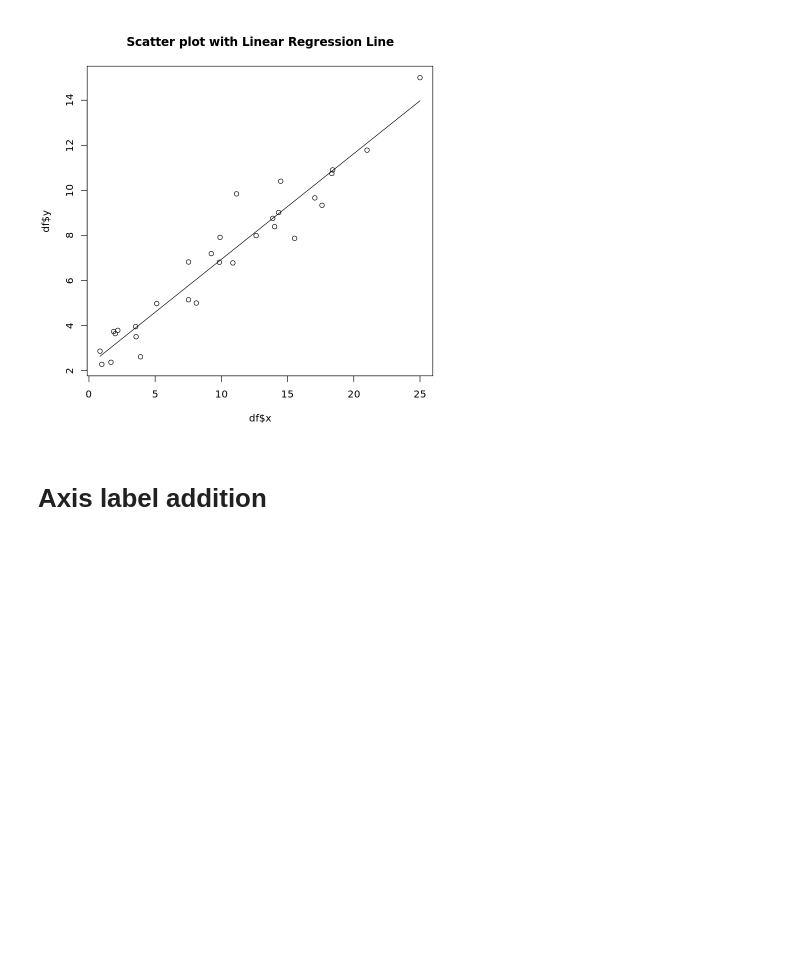
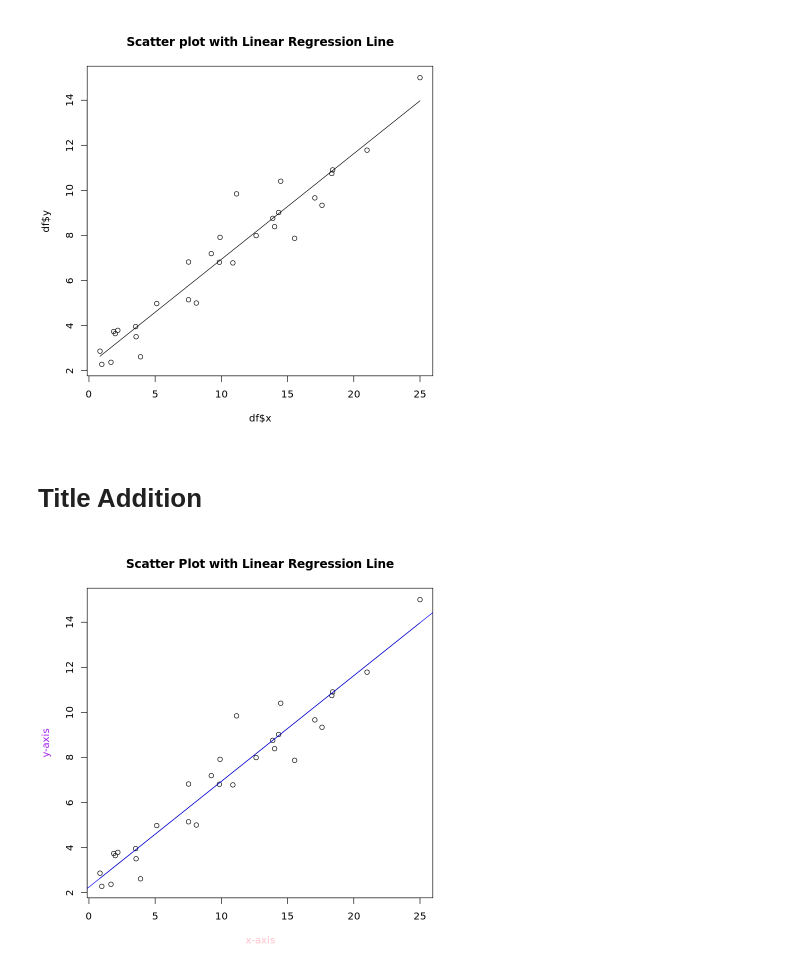
Before and after one commit to ZianneO/BSGP-LM, a Jupyter notebook: lmR.ipynb, the cells around one changed output. Cells and saved outputs as stored; diff of their text form; code cells hidden in the pictures; blank space fills up the shorter version.

Commit message:
Linear regression plot

```diff
--- a/lmR.ipynb
+++ b/lmR.ipynb
@@ -102,4 +114,16 @@ lines(df$x, y_predict)
 # %% [output]
 [figure]
 # %% [markdown]
-# Axis label addition
+# Title Addition
+# %%
+plot(df$x, df$y,
+     xlab = "", ylab = "",
+     main = "Scatter Plot with Linear Regression Line")
+lines(df$x, y_predict)
+xlabel <- "x-axis"
+ylabel <- "y-axis"
+title(xlab = xlabel, col.lab = "pink")
+title(ylab = ylabel, col.lab = "purple")
+abline(LMR, col = "blue")
+# %% [output]
+[figure, added]
```
Also changed, not shown: parts of 1 cell of this notebook.
